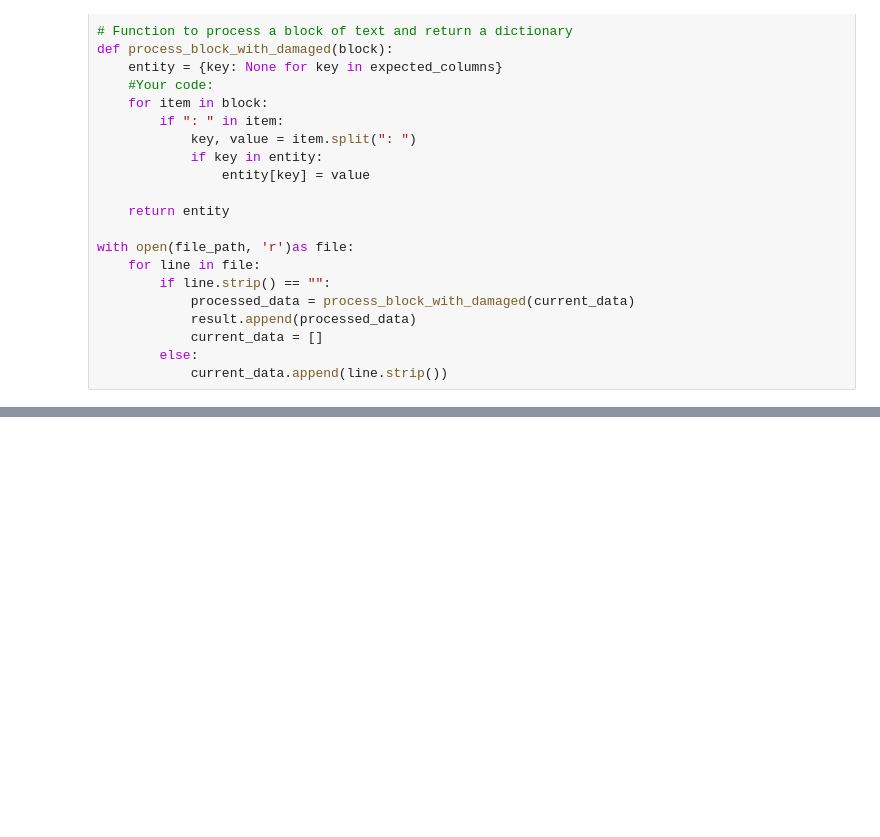
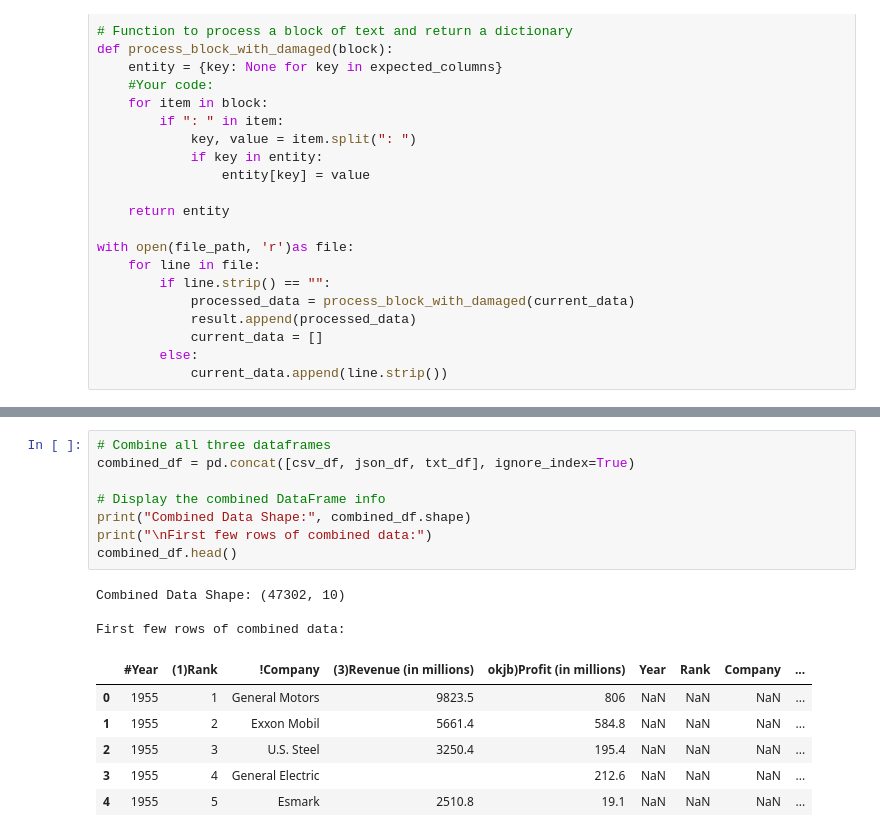
Before and after one commit to orchlonn/CS-456, a Jupyter notebook: Labs/Lab-2/Lab2.ipynb, the cells around one changed output, grey strips where cells are left out. Cells and saved outputs as stored; diff of their text form; blank space fills up the shorter version.

```diff
--- a/Labs/Lab-2/Lab2.ipynb
+++ b/Labs/Lab-2/Lab2.ipynb
@@ -169,0 +250,18 @@ with open(output_path, 'w', encoding='utf-8') as f:
+# %%
+# Combine all three dataframes
+combined_df = pd.concat([csv_df, json_df, txt_df], ignore_index=True)
+
+# Display the combined DataFrame info
+print("Combined Data Shape:", combined_df.shape)
+print("\nFirst few rows of combined data:")
+combined_df.head()
+# %% [output]
+Combined Data Shape: (47302, 10)
+
+First few rows of combined data:
+|  | #Year | (1)Rank | !Company | (3)Revenue (in millions) | okjb)Profit (in millions) | Year | Rank | Company | ... |
+| 0 | 1955 | 1 | General Motors | 9823.5 | 806 | NaN | NaN | NaN | ... |
+| 1 | 1955 | 2 | Exxon Mobil | 5661.4 | 584.8 | NaN | NaN | NaN | ... |
+| 2 | 1955 | 3 | U.S. Steel | 3250.4 | 195.4 | NaN | NaN | NaN | ... |
+| 3 | 1955 | 4 | General Electric |  | 212.6 | NaN | NaN | NaN | ... |
+| 4 | 1955 | 5 | Esmark | 2510.8 | 19.1 | NaN | NaN | NaN | ... |
```
Also changed, not shown: parts of 18 cells of this notebook, 1 other file.
